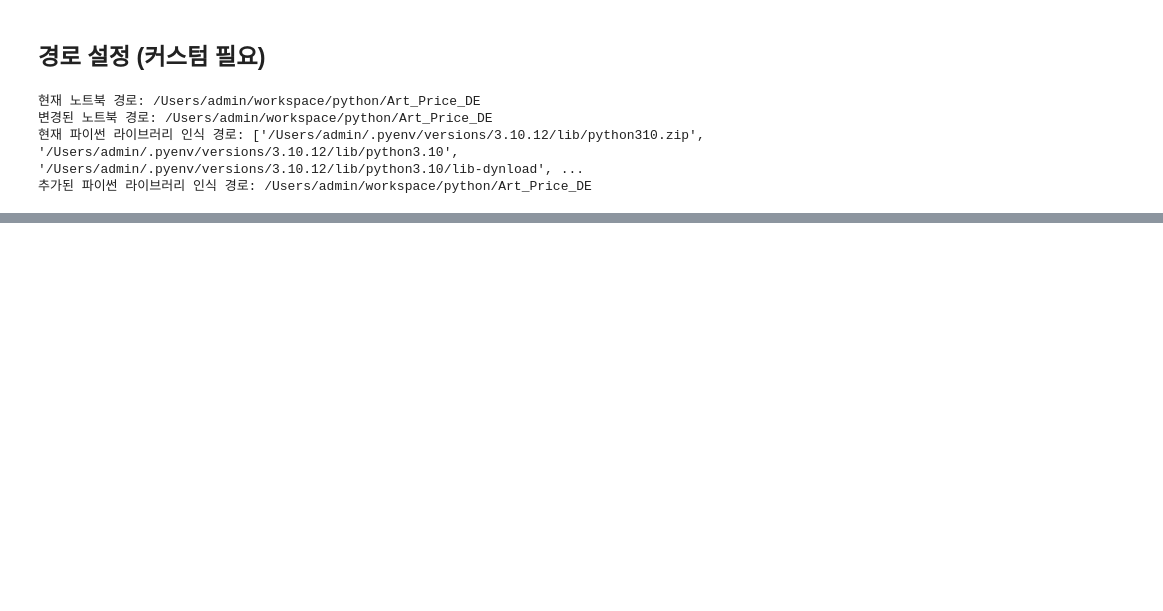
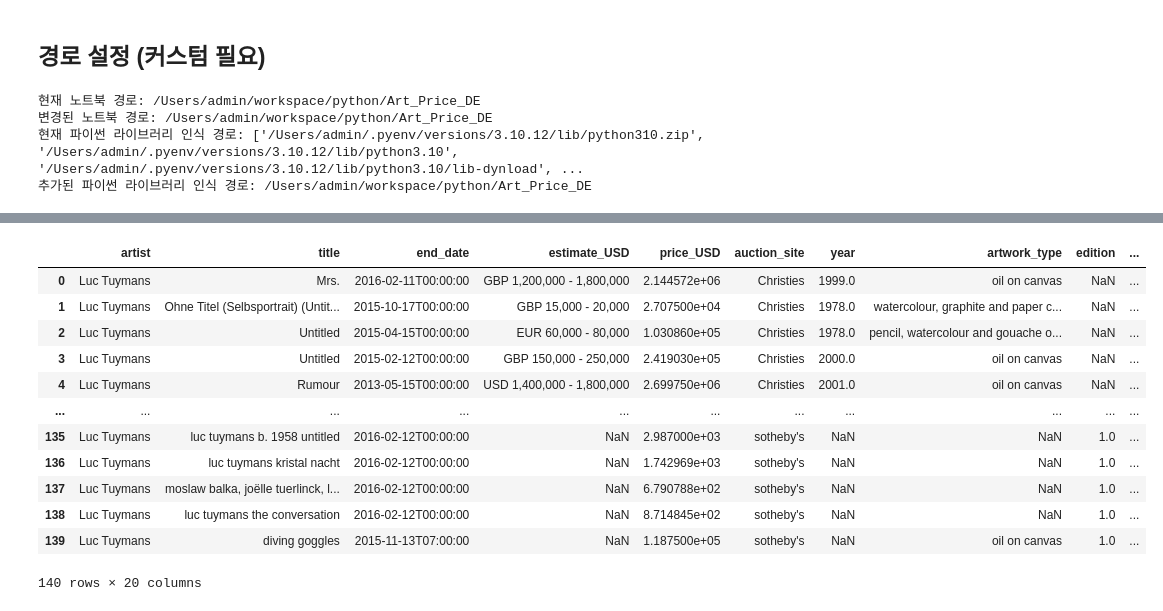
Before and after one commit to ket0825/Art_Price_DE, a Jupyter notebook: transform/eda.ipynb, the cells around one changed output, grey strips where cells are left out. Cells and saved outputs as stored; diff of their text form; code cells hidden in the pictures; blank space fills up the shorter version.

```diff
--- a/transform/eda.ipynb
+++ b/transform/eda.ipynb
@@ -41,0 +39,20 @@ df
+# %%
+df1 = pd.read_csv("csv/christies.csv", encoding='utf-8')
+df2 = pd.read_csv("csv/phillips.csv", encoding='utf-8')
+df3 = pd.read_csv("csv/sothebys.csv", encoding='utf-8')
+df_concat = pd.concat([df1, df2, df3], ignore_index=True)
+df_concat
+# %% [output]
+|  | artist | title | end_date | estimate_USD | price_USD | auction_site | year | artwork_type | edition | ... |
+| 0 | Luc Tuymans | Mrs. | 2016-02-11T00:00:00 | GBP 1,200,000 - 1,800,000 | 2.144572e+06 | Christies | 1999.0 | oil on canvas | NaN | ... |
+| 1 | Luc Tuymans | Ohne Titel (Selbsportrait) (Untit... | 2015-10-17T00:00:00 | GBP 15,000 - 20,000 | 2.707500e+04 | Christies | 1978.0 | watercolour, graphite and paper c... | NaN | ... |
+| 2 | Luc Tuymans | Untitled | 2015-04-15T00:00:00 | EUR 60,000 - 80,000 | 1.030860e+05 | Christies | 1978.0 | pencil, watercolour and gouache o... | NaN | ... |
+| 3 | Luc Tuymans | Untitled | 2015-02-12T00:00:00 | GBP 150,000 - 250,000 | 2.419030e+05 | Christies | 2000.0 | oil on canvas | NaN | ... |
+| 4 | Luc Tuymans | Rumour | 2013-05-15T00:00:00 | USD 1,400,000 - 1,800,000 | 2.699750e+06 | Christies | 2001.0 | oil on canvas | NaN | ... |
+| ... | ... | ... | ... | ... | ... | ... | ... | ... | ... | ... |
+| 135 | Luc Tuymans | luc tuymans b. 1958 untitled | 2016-02-12T00:00:00 | NaN | 2.987000e+03 | sotheby's | NaN | NaN | 1.0 | ... |
+| 136 | Luc Tuymans | luc tuymans kristal nacht | 2016-02-12T00:00:00 | NaN | 1.742969e+03 | sotheby's | NaN | NaN | 1.0 | ... |
+| 137 | Luc Tuymans | moslaw balka, joëlle tuerlinck, l... | 2016-02-12T00:00:00 | NaN | 6.790788e+02 | sotheby's | NaN | NaN | 1.0 | ... |
+| 138 | Luc Tuymans | luc tuymans the conversation | 2016-02-12T00:00:00 | NaN | 8.714845e+02 | sotheby's | NaN | NaN | 1.0 | ... |
+| 139 | Luc Tuymans | diving goggles | 2015-11-13T07:00:00 | NaN | 1.187500e+05 | sotheby's | NaN | oil on canvas | 1.0 | ... |
+140 rows × 20 columns
```
Also changed, not shown: parts of 8 cells of this notebook, 4 other files.
